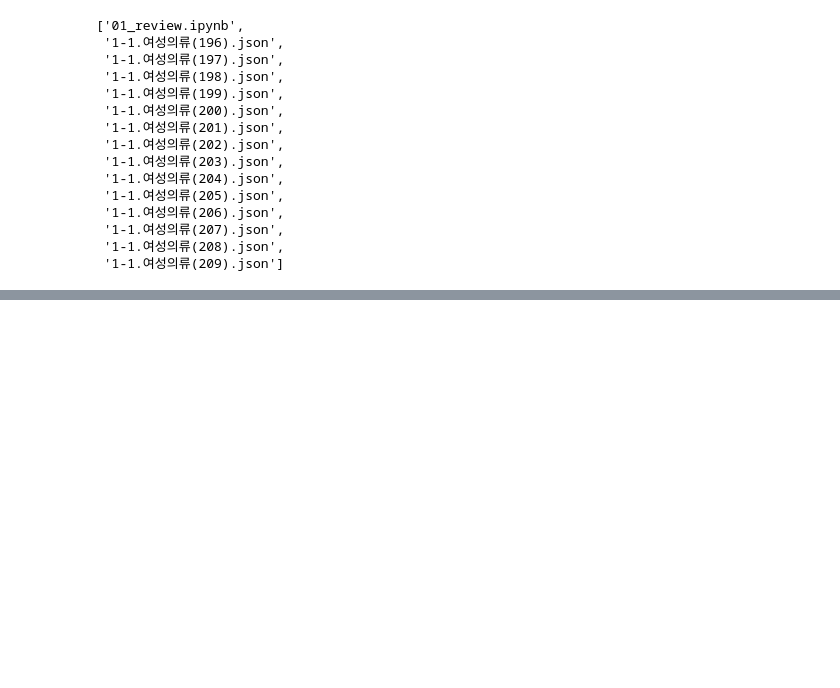
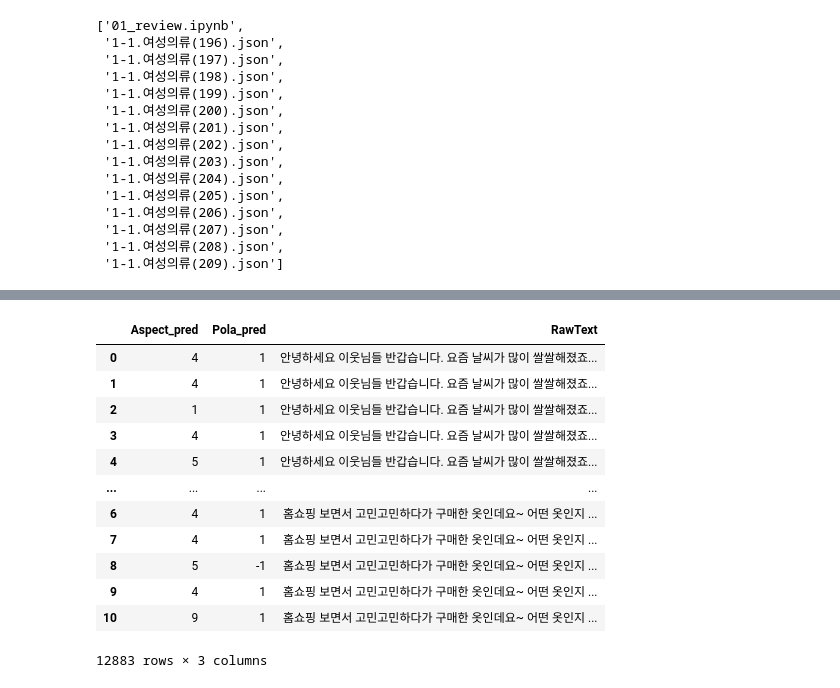
Before and after one commit to JungHyun7/multicam, a Jupyter notebook: 20251027/01_review.ipynb, the cells around one changed output, grey strips where cells are left out. Drawn from its saved outputs; the diff is of its cells as text; code cells hidden in the pictures; blank space fills up the shorter version.

```diff
--- a/20251027/01_review.ipynb
+++ b/20251027/01_review.ipynb
@@ -91,0 +234,2 @@ Name: count, dtype: int64
+# %%
+grid.fit(X, Y)
@@ -91,0 +283,4 @@ Name: count, dtype: int64
+# %%
+from konlpy.tag import Kkma
+import pandas as pd
+kkma = Kkma()
@@ -91,0 +289,7 @@ Name: count, dtype: int64
+# %%
+raw_list = []
+
+raw_dict = {}
+for i in range(len(total_df)):
+    raw_list.append(kkma.sentences(total_df.loc[i, 'RawText']))
+    raw_dict[i] = total_df.loc[i, 'RawText']
@@ -91,0 +316,7 @@ Name: count, dtype: int64
+# %%
+sentence_df = pd.DataFrame()
+for idx, raw in enumerate(raw_list):
+    pred = grid.best_estimator_.predict(raw)
+    temp_df = pd.DataFrame(pred, columns= ['Aspect_pred', 'Pola_pred'])
+    temp_df['RawText'] = raw_dict[idx]
+    sentence_df = pd.concat([sentence_df, temp_df])
@@ -91,0 +343,16 @@ Name: count, dtype: int64
+# %%
+sentence_df
+# %% [output]
+|  | Aspect_pred | Pola_pred | RawText |
+| 0 | 4 | 1 | 안녕하세요 이웃님들 반갑습니다. 요즘 날씨가 많이 쌀쌀해졌죠... |
+| 1 | 4 | 1 | 안녕하세요 이웃님들 반갑습니다. 요즘 날씨가 많이 쌀쌀해졌죠... |
+| 2 | 1 | 1 | 안녕하세요 이웃님들 반갑습니다. 요즘 날씨가 많이 쌀쌀해졌죠... |
+| 3 | 4 | 1 | 안녕하세요 이웃님들 반갑습니다. 요즘 날씨가 많이 쌀쌀해졌죠... |
+| 4 | 5 | 1 | 안녕하세요 이웃님들 반갑습니다. 요즘 날씨가 많이 쌀쌀해졌죠... |
+| ... | ... | ... | ... |
+| 6 | 4 | 1 | 홈쇼핑 보면서 고민고민하다가 구매한 옷인데요~ 어떤 옷인지 ... |
+| 7 | 4 | 1 | 홈쇼핑 보면서 고민고민하다가 구매한 옷인데요~ 어떤 옷인지 ... |
+| 8 | 5 | -1 | 홈쇼핑 보면서 고민고민하다가 구매한 옷인데요~ 어떤 옷인지 ... |
+| 9 | 4 | 1 | 홈쇼핑 보면서 고민고민하다가 구매한 옷인데요~ 어떤 옷인지 ... |
+| 10 | 9 | 1 | 홈쇼핑 보면서 고민고민하다가 구매한 옷인데요~ 어떤 옷인지 ... |
+12883 rows × 3 columns
```
Also changed, not shown: parts of 55 cells of this notebook.
